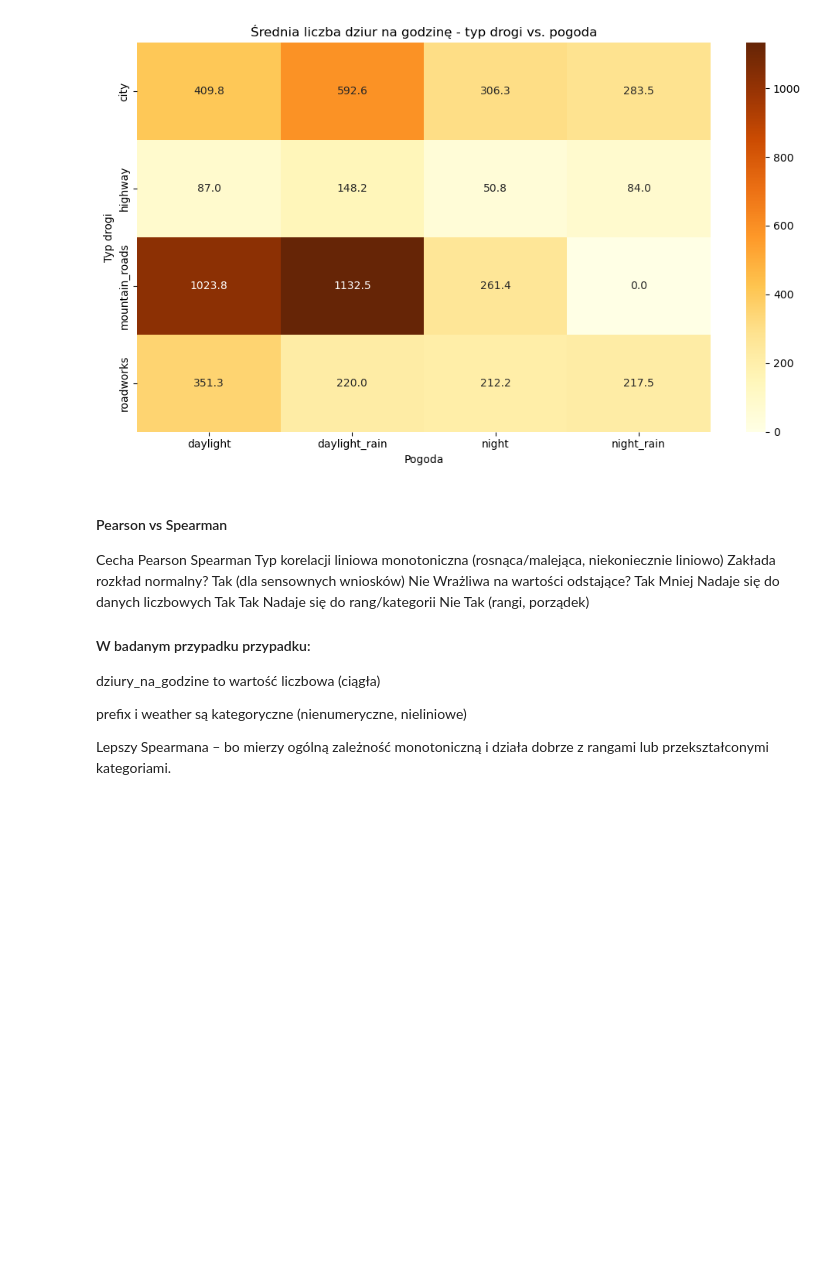
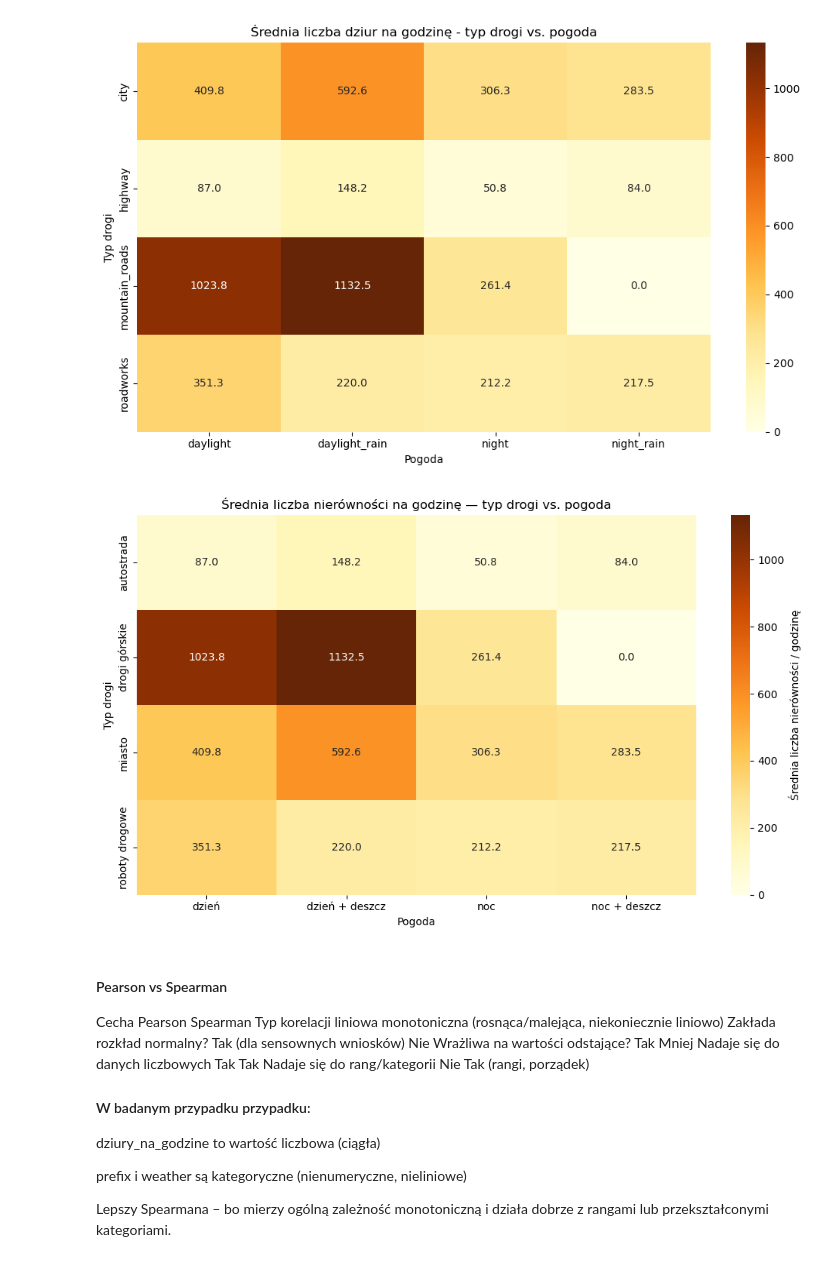
Before and after one commit to adis92202/CarVision_MGR, a Jupyter notebook: notebooks/eda.ipynb, the cells around one changed output. Cells and saved outputs as stored; diff of their text form; code cells hidden in the pictures; blank space fills up the shorter version.

```diff
--- a/notebooks/eda.ipynb
+++ b/notebooks/eda.ipynb
@@ -264,6 +337,48 @@ plt.tight_layout()
 plt.show()
 # %% [output]
 [figure]
+# %%
+# mapowania nazw → PL
+road_map = {
+    "city": "miasto",
+    "highway": "autostrada",
+    "mountain_roads": "drogi górskie",
+    "roadworks": "roboty drogowe",
+}
+weather_map = {
+    "daylight": "dzień",
+    "daylight_rain": "dzień + deszcz",
+    "night": "noc",
+    "night_rain": "noc + deszcz",
+}
+
+# pivot z polskimi etykietami
+pivot_pl = df.assign(
+    road_type=df["road_type"].map(road_map),
+    weather=df["weather"].map(weather_map),
+).pivot_table(
+    index="road_type", columns="weather", values="potholes_per_hour", aggfunc="mean"
+)
+
+plt.figure(figsize=(10, 6))
+ax = sns.heatmap(
+    pivot_pl,
+    annot=True,
+    fmt=".1f",
+    cmap="YlOrBr",
+    cbar_kws={"label": "Średnia liczba nierówności / godzinę"},
+)
+ax.set_title("Średnia liczba nierówności na godzinę — typ drogi vs. pogoda")
+ax.set_xlabel("Pogoda")
+ax.set_ylabel("Typ drogi")
+plt.tight_layout()
+# zapisz do pliku (jeśli potrzebujesz)
+plt.savefig(
+    "../data/figures/heatmap_dziury_typ_vs_pogoda.png", dpi=200, bbox_inches="tight"
+)
+plt.show()
+# %% [output]
+[figure, added]
 # %% [markdown]
 #### Pearson vs Spearman
 Cecha	                        Pearson	                        Spearman
```
Also changed, not shown: parts of 14 cells of this notebook, 6 other files.
